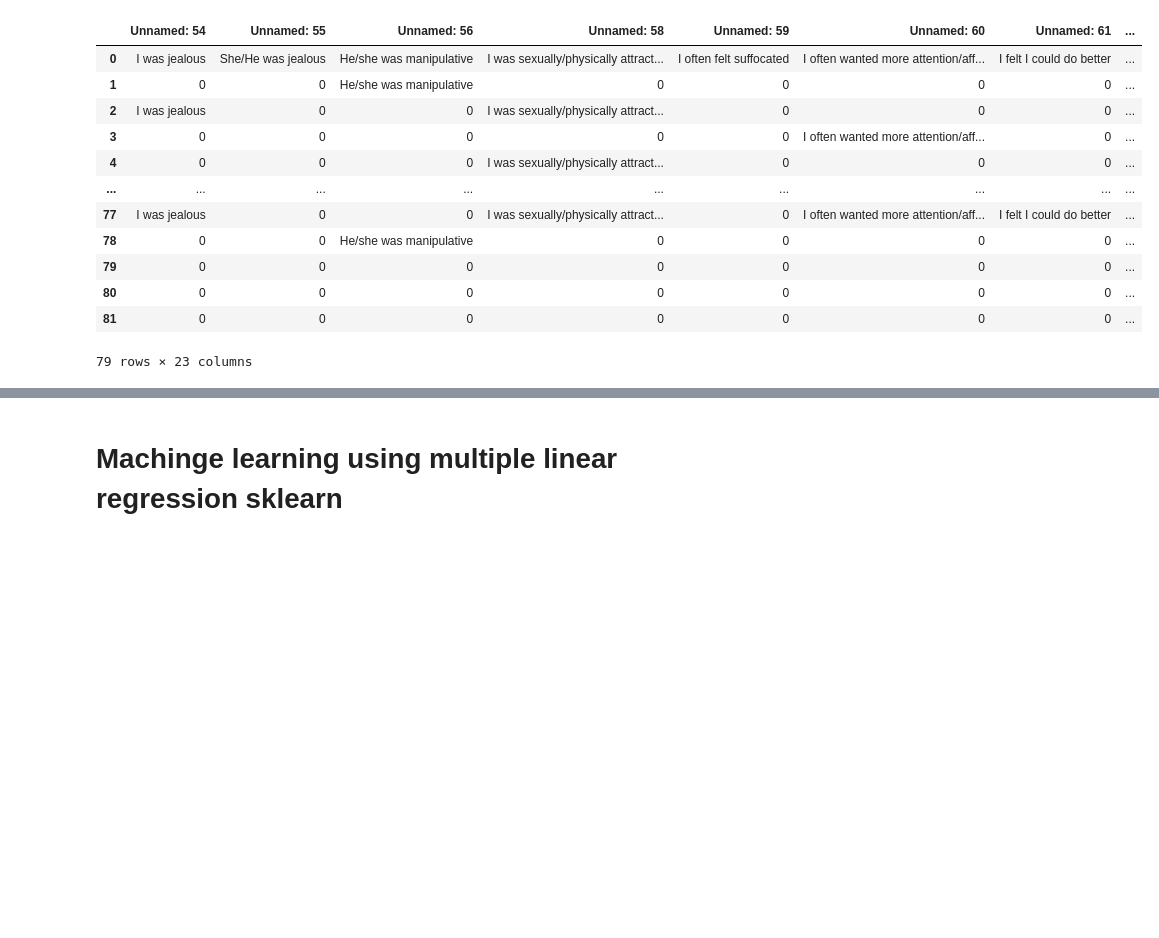
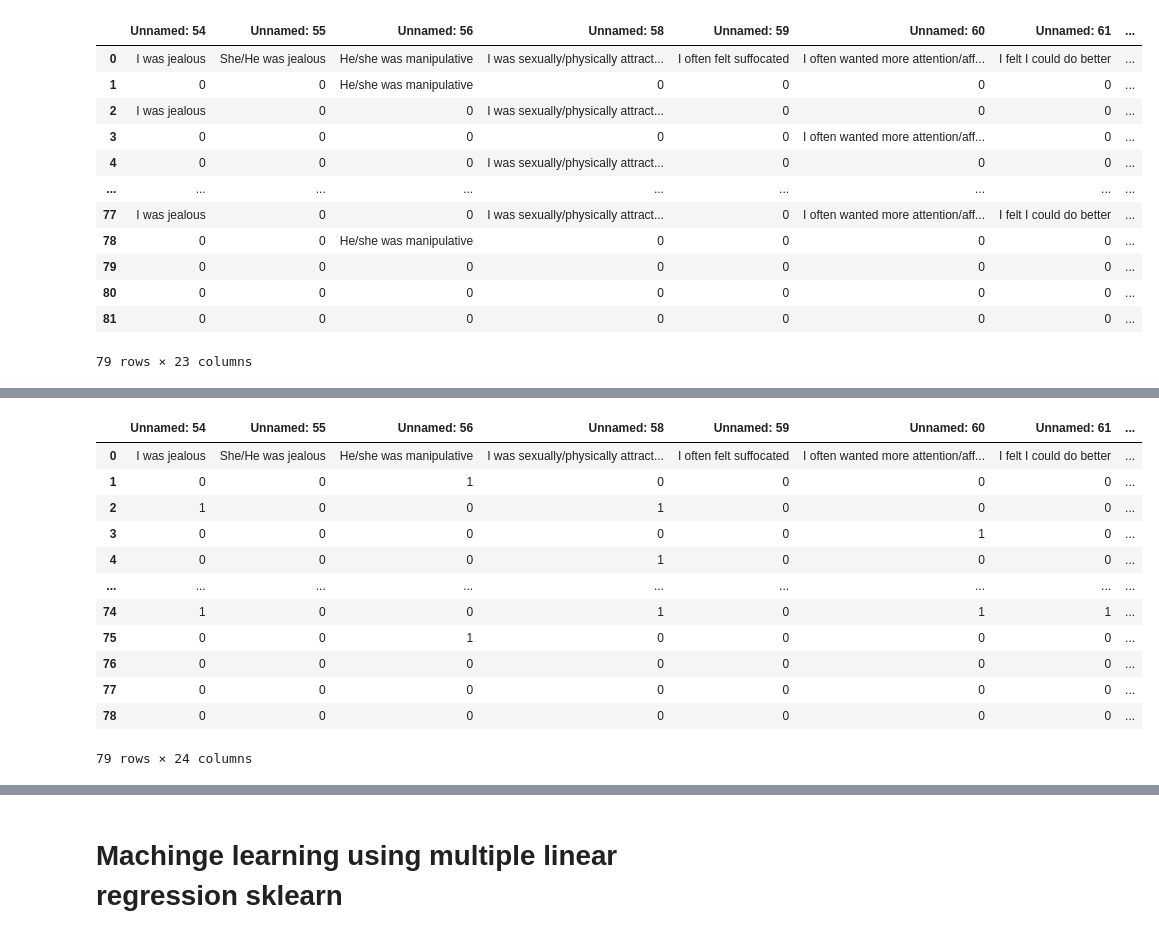
Before and after one commit to zoeycharif/theloveformula, a Jupyter notebook: survey_data.ipynb, the cells around one changed output, grey strips where cells are left out. Drawn from its saved outputs; the diff is of its cells as text; code cells hidden in the pictures; blank space fills up the shorter version.

```diff
--- a/survey_data.ipynb
+++ b/survey_data.ipynb
@@ -34,14 +30,11 @@ surveyRaw
 # %%
-
-
-
 
 # iterate thru dataframe
 for i, j in surveyRaw.iterrows():
     if i == 0:
         continue
     # check
-    print(i)
+#     print(i)
 
     ls = [0 for x in range(len(titles.columns))]
 
@@ -49,7 +42,7 @@ for i, j in surveyRaw.iterrows():
         if j[k] in titles.columns:
             ls[titles.columns.get_loc(j[k])] = int(j[k+1])
             ls[titles.columns.get_loc(j[k]) + 1] = int(j[k+2])
-            ls[titles.columns.get_loc(j[k]) + 2] = int(j[k+1]) - int(j[k+2])
+            ls[titles.columns.get_loc(j[k]) + 2] = abs((int(j[k+1])+10) - (int(j[k+2])+10))
 
     titles.loc[i-1]=ls
 
@@ -106,4 +119,33 @@ successful
 # %%
 # need to change all the text values in the successful data to 1(above)
 # then sum each row and add column with sum value
 # the summed column should be appended to the titles dataframe
+total_list = [0]
+for i, column in successful.iterrows():
+    if i == 0:
+        continue
+#     print(len(column))
+    total = 0
+    for j in range(len(column)):
+        if column[j] != 0:
+#             print(i,j)
+            successful.iloc[i,j] = 1
+            total += 1
+    total_list.append(total)
+#     break
+successful['Total'] = total_list
+successful
+# %% [output]
+|  | Unnamed: 54 | Unnamed: 55 | Unnamed: 56 | Unnamed: 58 | Unnamed: 59 | Unnamed: 60 | Unnamed: 61 | ... |
+| 0 | I was jealous | She/He was jealous | He/she was manipulative | I was sexually/physically attract... | I often felt suffocated | I often wanted more attention/aff... | I felt I could do better | ... |
+| 1 | 0 | 0 | 1 | 0 | 0 | 0 | 0 | ... |
+| 2 | 1 | 0 | 0 | 1 | 0 | 0 | 0 | ... |
+| 3 | 0 | 0 | 0 | 0 | 0 | 1 | 0 | ... |
+| 4 | 0 | 0 | 0 | 1 | 0 | 0 | 0 | ... |
+| ... | ... | ... | ... | ... | ... | ... | ... | ... |
+| 74 | 1 | 0 | 0 | 1 | 0 | 1 | 1 | ... |
+| 75 | 0 | 0 | 1 | 0 | 0 | 0 | 0 | ... |
+| 76 | 0 | 0 | 0 | 0 | 0 | 0 | 0 | ... |
+| 77 | 0 | 0 | 0 | 0 | 0 | 0 | 0 | ... |
+| 78 | 0 | 0 | 0 | 0 | 0 | 0 | 0 | ... |
+79 rows × 24 columns
```
Also changed, not shown: parts of 18 cells of this notebook.
